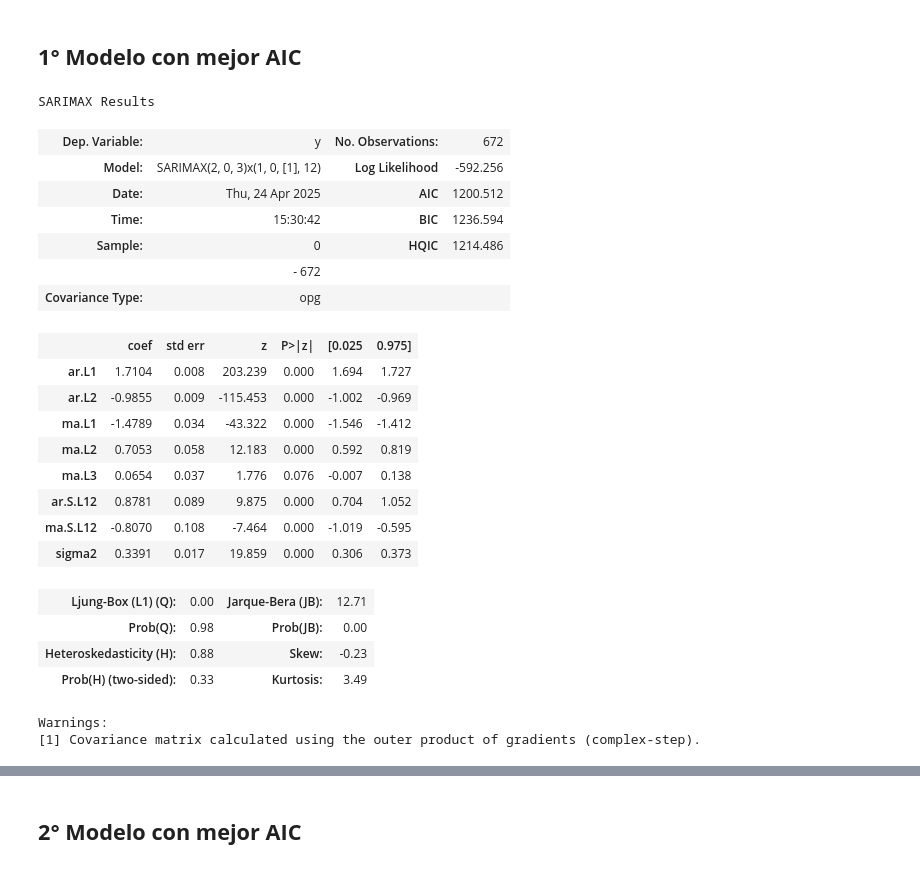
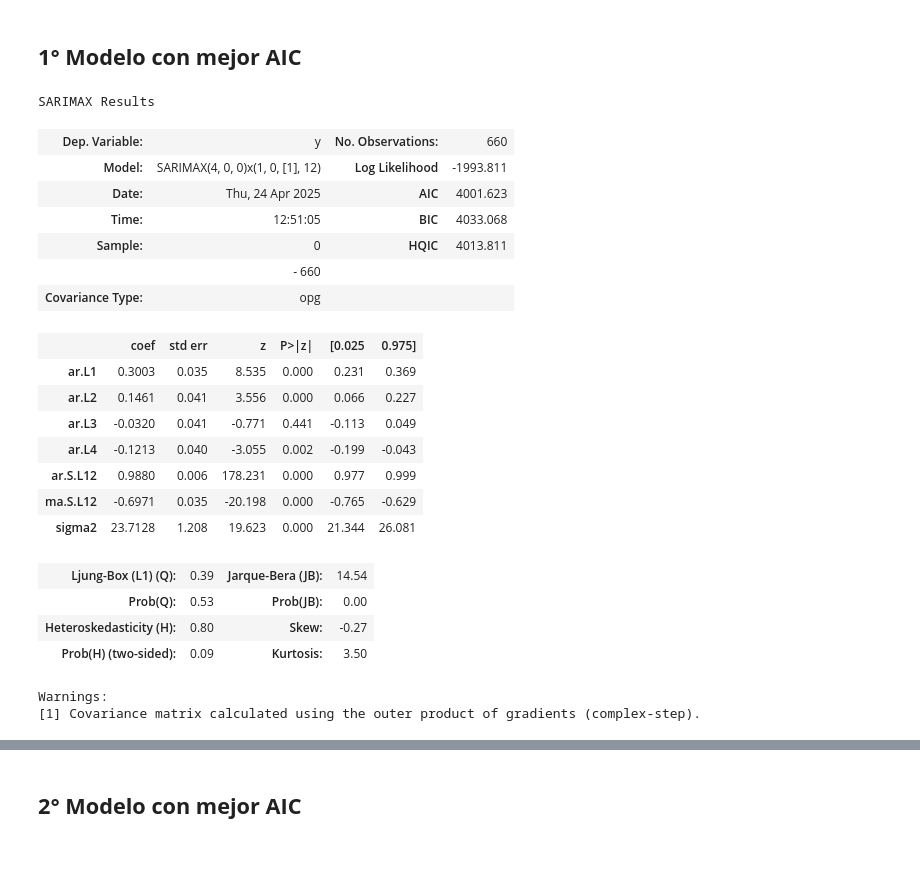
Before and after one commit to heritaco/Time-Series, a Jupyter notebook: 05-SARIMA/01-Transformacion-Yeo-Johnson/03-Encontrar-Modelos-que-Cumplan.ipynb, the cells around one changed output, grey strips where cells are left out. Cells and saved outputs as stored; diff of their text form; code cells hidden in the pictures.

Commit message:
encontrar modelo

```diff
--- a/05-SARIMA/01-Transformacion-Yeo-Johnson/03-Encontrar-Modelos-que-Cumplan.ipynb
+++ b/05-SARIMA/01-Transformacion-Yeo-Johnson/03-Encontrar-Modelos-que-Cumplan.ipynb
@@ -83,32 +83,31 @@ def parsimonia():
 ## **1° Modelo con mejor AIC**
 # %%
 modelo=SARIMAX(ypre,
-               order=(2,0,3),
+               order=(4,0,0),
                seasonal_order=(1,0,1,12)).fit()
 
 modelo.summary()
 # %% [output]
 SARIMAX Results
-| Dep. Variable: | y | No. Observations: | 672 |
-| Model: | SARIMAX(2, 0, 3)x(1, 0, [1], 12) | Log Likelihood | -592.256 |
-| Date: | Thu, 24 Apr 2025 | AIC | 1200.512 |
-| Time: | 15:30:42 | BIC | 1236.594 |
-| Sample: | 0 | HQIC | 1214.486 |
-|  | - 672 |  |  |
+| Dep. Variable: | y | No. Observations: | 660 |
+| Model: | SARIMAX(4, 0, 0)x(1, 0, [1], 12) | Log Likelihood | -1993.811 |
+| Date: | Thu, 24 Apr 2025 | AIC | 4001.623 |
+| Time: | 12:51:05 | BIC | 4033.068 |
+| Sample: | 0 | HQIC | 4013.811 |
+|  | - 660 |  |  |
 | Covariance Type: | opg |  |  |
 |  | coef | std err | z | P>|z| | [0.025 | 0.975] |
-| ar.L1 | 1.7104 | 0.008 | 203.239 | 0.000 | 1.694 | 1.727 |
-| ar.L2 | -0.9855 | 0.009 | -115.453 | 0.000 | -1.002 | -0.969 |
-| ma.L1 | -1.4789 | 0.034 | -43.322 | 0.000 | -1.546 | -1.412 |
-| ma.L2 | 0.7053 | 0.058 | 12.183 | 0.000 | 0.592 | 0.819 |
-| ma.L3 | 0.0654 | 0.037 | 1.776 | 0.076 | -0.007 | 0.138 |
-| ar.S.L12 | 0.8781 | 0.089 | 9.875 | 0.000 | 0.704 | 1.052 |
-| ma.S.L12 | -0.8070 | 0.108 | -7.464 | 0.000 | -1.019 | -0.595 |
-| sigma2 | 0.3391 | 0.017 | 19.859 | 0.000 | 0.306 | 0.373 |
+| ar.L1 | 0.3003 | 0.035 | 8.535 | 0.000 | 0.231 | 0.369 |
+| ar.L2 | 0.1461 | 0.041 | 3.556 | 0.000 | 0.066 | 0.227 |
+| ar.L3 | -0.0320 | 0.041 | -0.771 | 0.441 | -0.113 | 0.049 |
+| ar.L4 | -0.1213 | 0.040 | -3.055 | 0.002 | -0.199 | -0.043 |
+| ar.S.L12 | 0.9880 | 0.006 | 178.231 | 0.000 | 0.977 | 0.999 |
+| ma.S.L12 | -0.6971 | 0.035 | -20.198 | 0.000 | -0.765 | -0.629 |
+| sigma2 | 23.7128 | 1.208 | 19.623 | 0.000 | 21.344 | 26.081 |
-| Ljung-Box (L1) (Q): | 0.00 | Jarque-Bera (JB): | 12.71 |
-| Prob(Q): | 0.98 | Prob(JB): | 0.00 |
-| Heteroskedasticity (H): | 0.88 | Skew: | -0.23 |
-| Prob(H) (two-sided): | 0.33 | Kurtosis: | 3.49 |
+| Ljung-Box (L1) (Q): | 0.39 | Jarque-Bera (JB): | 14.54 |
+| Prob(Q): | 0.53 | Prob(JB): | 0.00 |
+| Heteroskedasticity (H): | 0.80 | Skew: | -0.27 |
+| Prob(H) (two-sided): | 0.09 | Kurtosis: | 3.50 |
 Warnings:
 [1] Covariance matrix calculated using the outer product of gradients (complex-step).
 # %%
```
Also changed, not shown: parts of 6 cells of this notebook.
